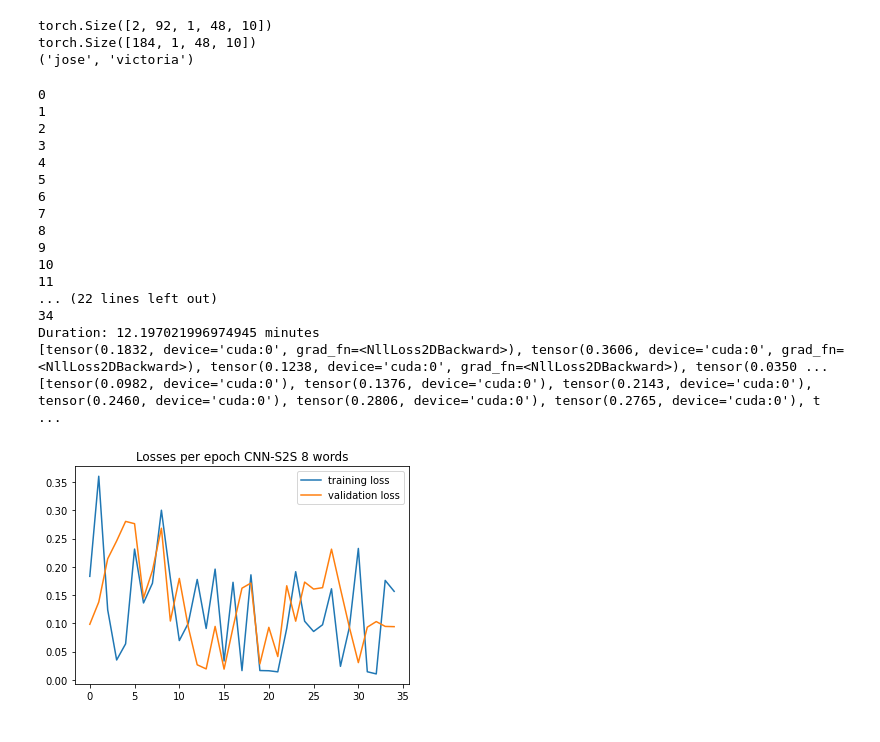
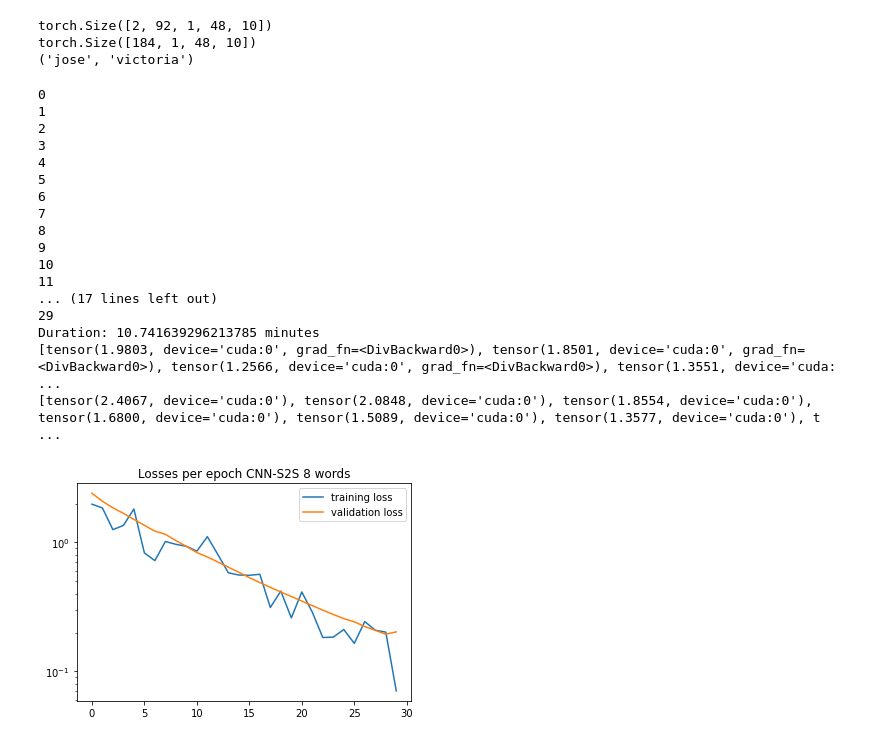
Before and after one commit to jfvelezserrano/Handwritten_Analysis, a Jupyter notebook: Batching_Seq2Seq_Teacher_Forcing.ipynb, the cells around one changed output. Drawn from its saved outputs; the diff is of its cells as text; code cells hidden in the pictures.

```diff
--- a/Batching_Seq2Seq_Teacher_Forcing.ipynb
+++ b/Batching_Seq2Seq_Teacher_Forcing.ipynb
@@ -195,13 +199,19 @@ class DecoderRNN(nn.Module):
 
         self.lstm = nn.LSTM(output_size, hidden_size, batch_first = True)
         self.out = nn.Linear(hidden_size, output_size)
-        self.softmax = nn.LogSoftmax(dim = 1)
+        self.softmax = nn.LogSoftmax(dim = 2)
+        # dim = 2 porque esta última dimensión es la correspondiente a output_size, que es sobre
+        # la que queremos hacer el softmax
 
     def forward(self, input, hidden):
-        output = input.view(batch_size, MAX_LENGTH + 1, output_size)
-        output = F.relu(output)
+        #output = input.view(batch_size, MAX_LENGTH + 1, output_size)
+        output = input
+        #output = F.relu(output) # la relu se metía aquí porque en el
+        #caso NLP del ejemplo de PyTorch previamente había una capa de embedding
+        #No nos hace falta porque nuestro tensor de inputs ya es one-hot
         output, hidden = self.lstm(output, hidden)
-        output = self.softmax(self.out(output))
+        output = self.out(output)
+        output = self.softmax(output)
         return output, hidden
 
     def initHidden(self):
@@ -231,7 +241,7 @@ criterion = nn.NLLLoss()
 import time
 start_time = time.time()
 
-epochs = 35
+epochs = 30
 
 train_losses = []
 val_losses = []
@@ -248,7 +258,7 @@ for i in range(epochs):
 
         image_cnn = image.view(-1, color_channels, patch_height, patch_width).cuda()
         encoder_input = CNN_model(image_cnn)
-        encoder_outputs, encoder_hidden = Encoder_model(encoder_input, encoder_hidden)
+        _, encoder_hidden = Encoder_model(encoder_input, encoder_hidden)
 
         decoder_hidden = encoder_hidden
         decoder_input = get_one_hot_target(label=label).cuda()
@@ -260,8 +270,16 @@ for i in range(epochs):
         ground_truth = torch.argmax(decoder_input, 2)
         target_indices = torch.tensor(list(range(1, MAX_LENGTH + 1))).cuda() # remove SOS_token from the input
         ground_truth = torch.index_select(ground_truth, dim = 1, index = target_indices)
-        decoder_output = decoder_output.view(batch_size, output_size, MAX_LENGTH)
-        loss = criterion(decoder_output, ground_truth)
+        #decoder_output = decoder_output.view(batch_size, output_size, MAX_LENGTH)
+
+        loss = 0
+
+        for j in range(batch_size):
+
+            loss += criterion(decoder_output[j], ground_truth[j])
+        #loss = criterion(decoder_output[j], ground_truth[j]) + criterion(decoder_output[1], ground_truth[1])
+
+        loss = loss/batch_size
 
         CNN_optimizer.zero_grad()
         Encoder_optimizer.zero_grad()
@@ -284,7 +302,7 @@ for i in range(epochs):
 
             image_cnn_val = image_val.view(-1, color_channels, patch_height, patch_width).cuda()
             encoder_input_val = CNN_model(image_cnn_val)
-            encoder_outputs_val, encoder_hidden_val = Encoder_model(encoder_input_val, encoder_hidden_val)
+            _, encoder_hidden_val = Encoder_model(encoder_input_val, encoder_hidden_val)
 
             decoder_hidden_val = encoder_hidden_val
             decoder_input_val = get_one_hot_target(label=label_val).cuda()
@@ -296,10 +314,16 @@ for i in range(epochs):
             ground_truth_val = torch.argmax(decoder_input_val, 2)
             target_indices_val = torch.tensor(list(range(1, MAX_LENGTH + 1))).cuda() # remove SOS_token from the input
             ground_truth_val = torch.index_select(ground_truth_val, dim = 1, index = target_indices_val)
-            decoder_output_val = decoder_output_val.view(batch_size, output_size, MAX_LENGTH)
+            #decoder_output_val = decoder_output_val.view(batch_size, output_size, MAX_LENGTH)
 
-            loss_val = criterion(decoder_output_val, ground_truth_val)
+            loss_val = 0
 
+            for j in range(batch_size):
+
+                loss_val += criterion(decoder_output_val[j], ground_truth_val[j])
+
+            #loss_val = criterion(decoder_output_val[0], ground_truth_val[0]) + criterion(decoder_output_val[1], ground_truth_val[1])
+            loss_val = loss_val/batch_size
 
 
     train_losses.append(loss)
@@ -322,22 +346,22 @@ print(val_losses)
 9
 10
 11
-... (22 lines left out)
-34
-Duration: 12.197021996974945 minutes
-[tensor(0.1832, device='cuda:0', grad_fn=<NllLoss2DBackward>), tensor(0.3606, device='cuda:0', grad_fn=<NllLoss2DBackward>), tensor(0.1238, device='cuda:0', grad_fn=<NllLoss2DBackward>), tensor(0.0350 ...
-[tensor(0.0982, device='cuda:0'), tensor(0.1376, device='cuda:0'), tensor(0.2143, device='cuda:0'), tensor(0.2460, device='cuda:0'), tensor(0.2806, device='cuda:0'), tensor(0.2765, device='cuda:0'), t ...
+... (17 lines left out)
+29
+Duration: 10.741639296213785 minutes
+[tensor(1.9803, device='cuda:0', grad_fn=<DivBackward0>), tensor(1.8501, device='cuda:0', grad_fn=<DivBackward0>), tensor(1.2566, device='cuda:0', grad_fn=<DivBackward0>), tensor(1.3551, device='cuda: ...
+[tensor(2.4067, device='cuda:0'), tensor(2.0848, device='cuda:0'), tensor(1.8554, device='cuda:0'), tensor(1.6800, device='cuda:0'), tensor(1.5089, device='cuda:0'), tensor(1.3577, device='cuda:0'), t ...
 # %%
 # Plotting results
 
-plt.yscale("linear")
+plt.yscale("log")
 plt.plot(train_losses, label='training loss')
 plt.plot(val_losses, label='validation loss')
 plt.title('Losses per epoch CNN-S2S 8 words')
 plt.legend();
 #plt.savefig('8 words training losses lr=0,001, bs=2')
 # %% [output]
-[figure, old version]
+[figure, new version]
 # %%
 #torch.save(CNN_model.state_dict(), 'CNN_model_8_words_batch.pt')
 #torch.save(Encoder_model.state_dict(), 'Encoder_model_8_words_batch.pt')
```
Also changed, not shown: parts of 8 cells of this notebook.
